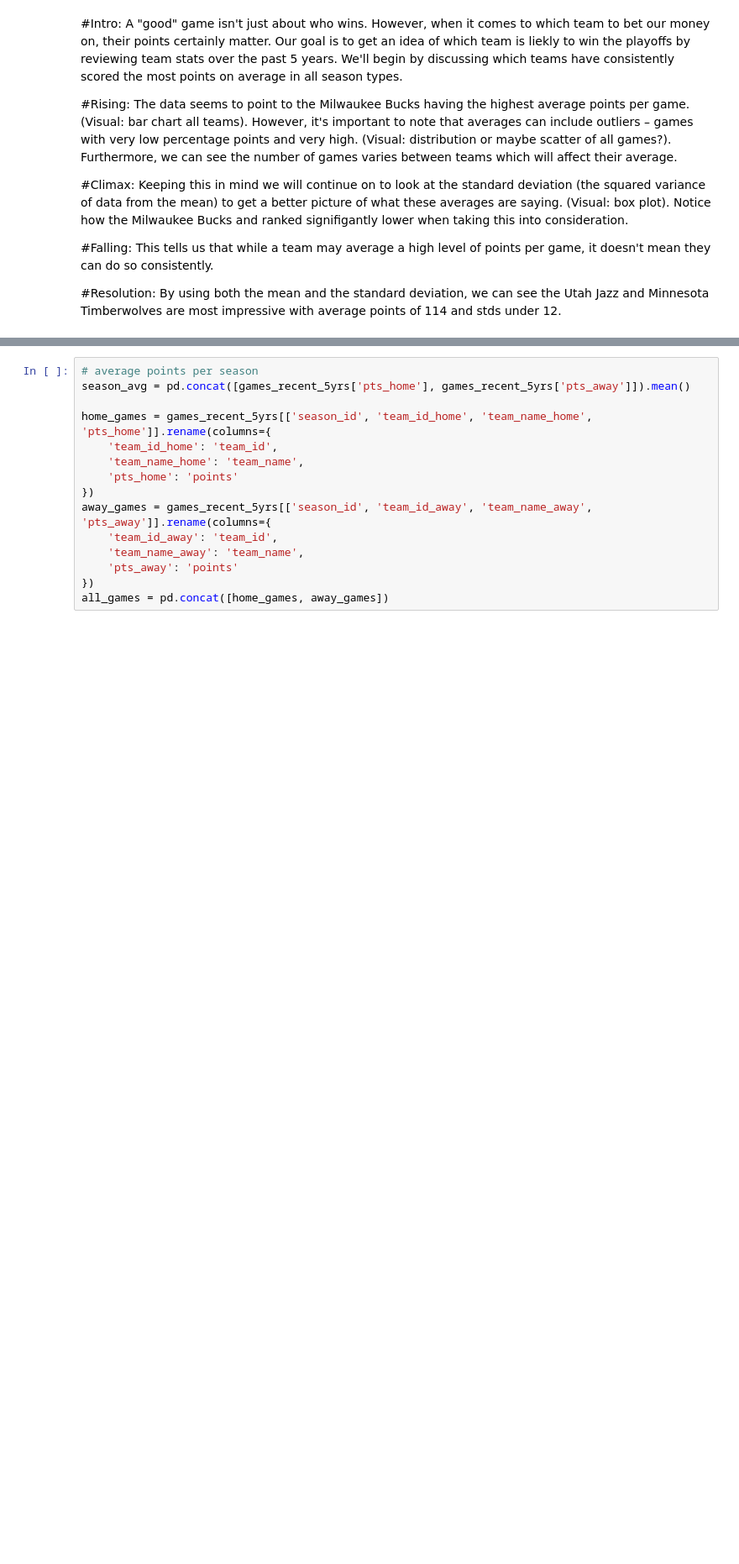
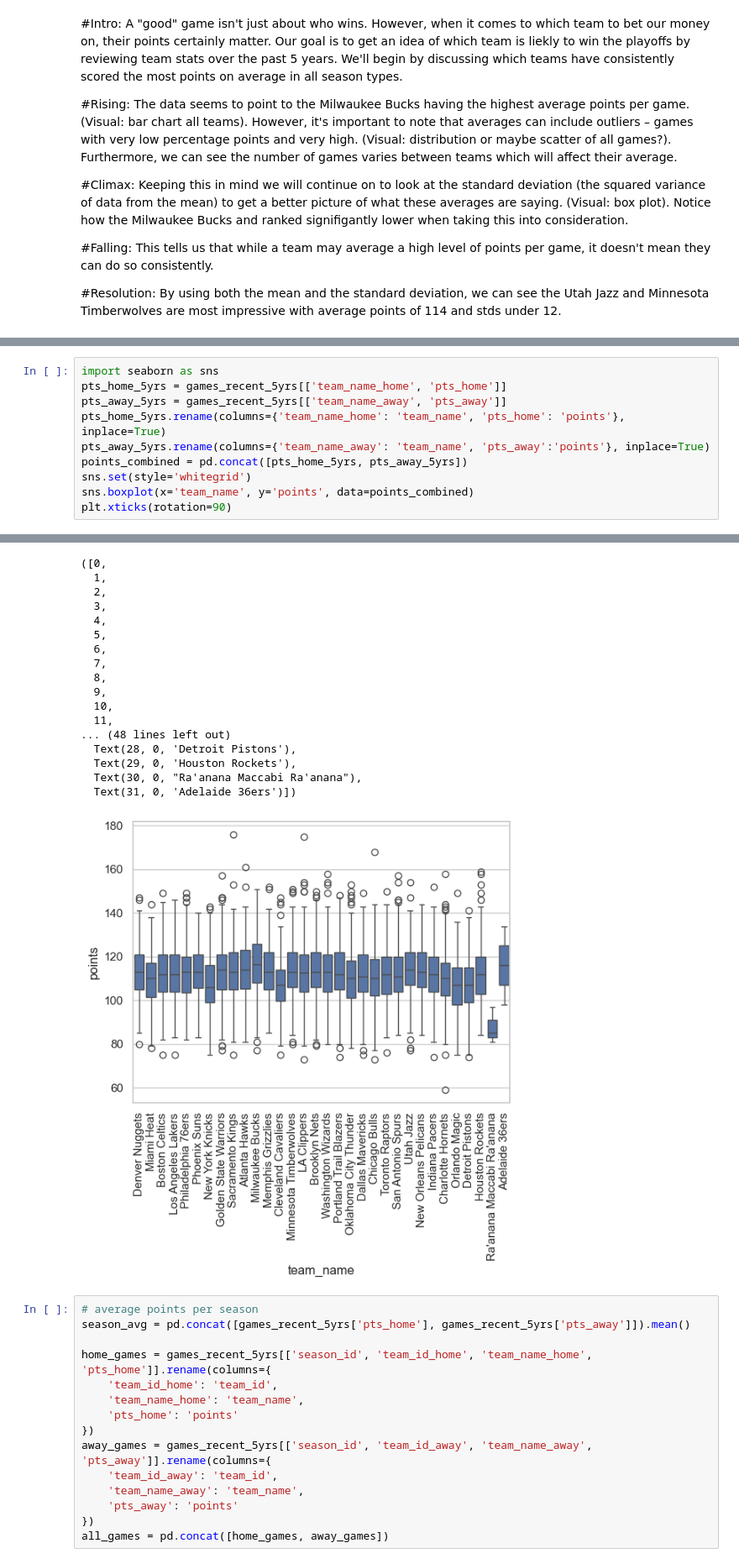
Before and after one commit to thezachdrake/UMD-INST627-Fall2024, a Jupyter notebook: Untitled.ipynb, the cells around one changed output, grey strips where cells are left out. Shown at 84% size. Drawn from its saved outputs; the diff is of its cells as text; blank space fills up the shorter version.

Commit message:
Conaway_Issue7
Visualizations for storyboard

```diff
--- a/Untitled.ipynb
+++ b/Untitled.ipynb
@@ -105,0 +125,11 @@ team_id    team_name
+# %%
+import seaborn as sns
+pts_home_5yrs = games_recent_5yrs[['team_name_home', 'pts_home']]
+pts_away_5yrs = games_recent_5yrs[['team_name_away', 'pts_away']]
+pts_home_5yrs.rename(columns={'team_name_home': 'team_name', 'pts_home': 'points'}, inplace=True)
+pts_away_5yrs.rename(columns={'team_name_away': 'team_name', 'pts_away':'points'}, inplace=True)
+points_combined = pd.concat([pts_home_5yrs, pts_away_5yrs])
+sns.set(style='whitegrid')
+sns.boxplot(x='team_name', y='points', data=points_combined)
+plt.xticks(rotation=90)
+# %% [output]
@@ -106,3 +144,21 @@ team_id    team_name
+([0,
+  1,
+  2,
+  3,
+  4,
+  5,
+  6,
+  7,
+  8,
+  9,
+  10,
+  11,
+... (48 lines left out)
+  Text(28, 0, 'Detroit Pistons'),
+  Text(29, 0, 'Houston Rockets'),
+  Text(30, 0, "Ra'anana Maccabi Ra'anana"),
+  Text(31, 0, 'Adelaide 36ers')])
+[figure, added]
 # %%
 # average points per season
 season_avg = pd.concat([games_recent_5yrs['pts_home'], games_recent_5yrs['pts_away']]).mean()
```
Also changed, not shown: parts of 16 cells of this notebook.
